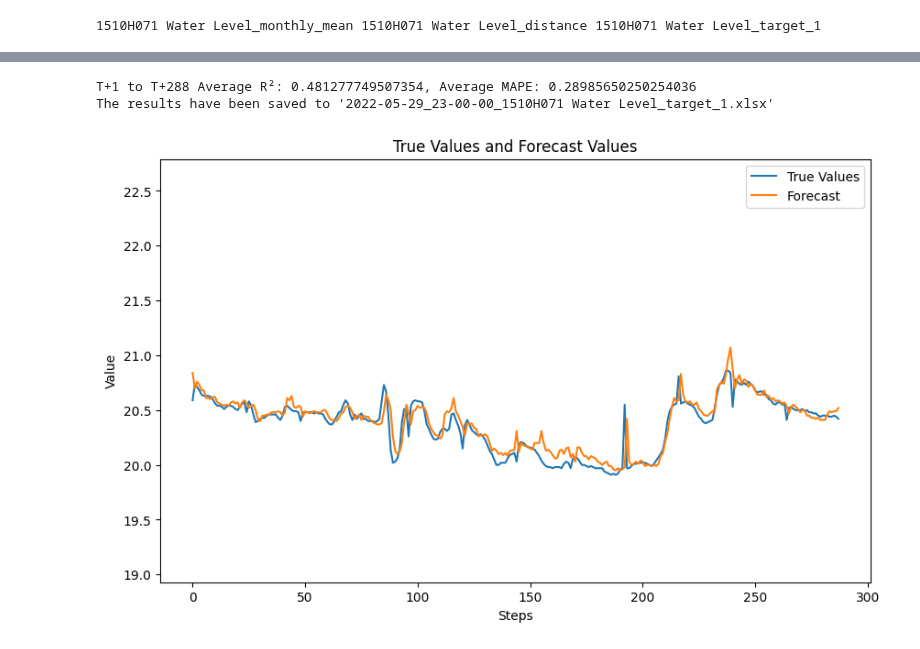
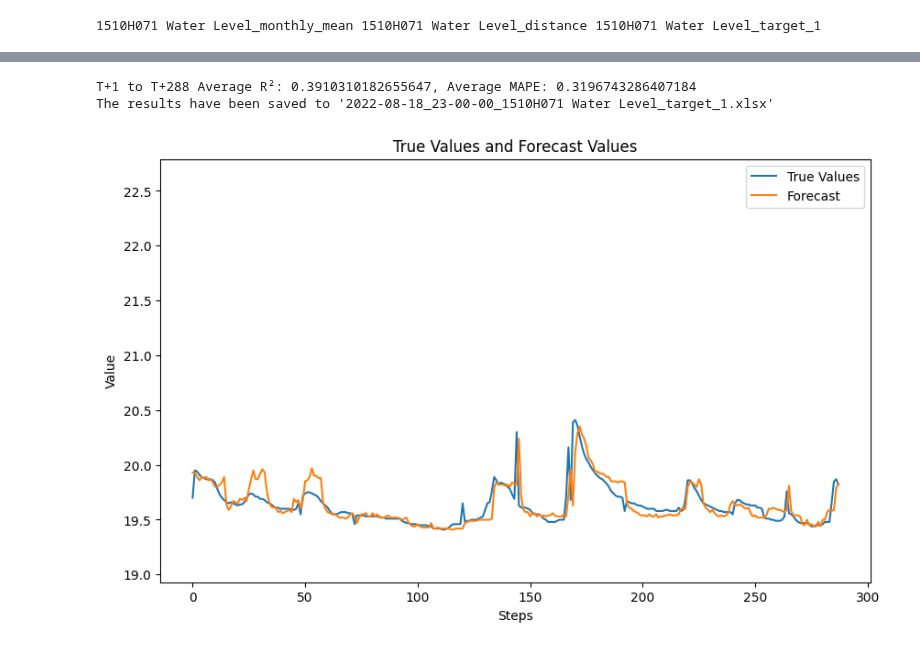
Before and after one commit to wenyi22/-, a Jupyter notebook: water level lest.ipynb, the cells around one changed output, grey strips where cells are left out. Cells and saved outputs as stored; diff of their text form; code cells hidden in the pictures.

```diff
--- a/water level lest.ipynb
+++ b/water level lest.ipynb
@@ -1,7 +1,8 @@
 # %%
-data_path1 = '資料/水位雨量資料/1510H057.csv'
-data_path2 = '資料/水位雨量資料/1510H071.csv'
-prd_timestamp = '2022-05-29 23:00:00'
+data_path1 = '資料/水位雨量資料/1510H071.csv'
+prd_timestamp1 = '2022-05-29 23:00:00'
+prd_timestamp2 = '2022-03-22 23:00:00'
+prd_timestamp3 = '2022-08-18 23:00:00'
 # %%
 import os
 import numpy as np
@@ -26,7 +27,7 @@ from tensorflow.keras.layers import LSTM, Dense
 from sklearn.metrics import r2_score
 
 # 讀取數據
-data_path = data_path2
+data_path = data_path1
 data = pd.read_csv(data_path)
 
 # 定義 時間索引 欄位
@@ -329,18 +329,23 @@ for set_name, X, y in sets:
     forecast, true_values, r2_scores, mape_scores = recursive_forecast(model, X.reset_index(drop=True), y.reset_index(drop=True))
     scores.append((set_name, r2_scores, mape_scores))
 
-    # 真实值与预测值绘图
+    # 真實值與預測值繪圖
     plt.figure(figsize=(10,6))
     plt.plot(true_values, label='True Values')
     plt.plot(forecast, label='Forecast')
     plt.legend()
     plt.xlabel('Steps')
     plt.ylabel('Value')
-    plt.title(f'True Values and Forecast Values - {columns1}')
-    plt.ylim(global_min, global_max)  # 设置y轴的限制
+    plt.title(f'True Values and Forecast Values - {set_name} - {columns1}')
+    plt.ylim(global_min, global_max)  # 設置y軸的限制
+    if not os.path.exists("picture"):
+        os.makedirs("picture")
+
+    # 保存图像到 'picture' 文件夹
+    plt.savefig(f'picture/{set_name}_{columns1}.png')
     plt.show()
 
-    # 创建一个DataFrame来存储结果和计算的分数
+    # 儲存結果與分數
     results_df = pd.DataFrame({
         'Timestamp': pd.date_range(start='2023-01-01', periods=len(forecast), freq='H'),
         'True_Values': true_values,
@@ -372,6 +377,11 @@ plt.ylabel('Importance Score')
 plt.title('Top 20 Important Features (Sorted)')
 plt.xticks(rotation=90)
 plt.tight_layout()
+if not os.path.exists("picture"):
+    os.makedirs("picture")
+
+# 保存图像到 'picture' 文件夹
+plt.savefig(f'picture/Top 20 Important Features {columns1}.png')
 plt.show()
 
 print("-------------------------------------------------------------------------")
@@ -474,35 +484,49 @@ def forecast_from_timestamp(timestamp_str, steps=288):
         'Step': list(range(1, steps + 1)),
         'True Values': true_values,
         'Forecast Values': forecast,
         'R² Score': r2_scores,
         'MAPE Score': mape_scores
     })
 
+    avg_scores_df = pd.DataFrame({
+        'Metric': ['Average R²', 'Average MAPE'],
+        'Score': [avg_r2, avg_mape]
+    })
+
 
     descriptive_filename = f"{timestamp_str.replace(' ', '_').replace(':', '-')}_{target_column_name}.xlsx"
 
     with pd.ExcelWriter(descriptive_filename) as writer:
         results_df[['Step', 'True Values', 'Forecast Values']].to_excel(writer, sheet_name='Values', index=False)
         results_df[['Step', 'R² Score', 'MAPE Score']].to_excel(writer, sheet_name='Scores', index=False)
+
+        avg_scores_df.to_excel(writer, sheet_name='Scores', startrow=len(results_df) + 2, index=False)
 
     print(f"The results have been saved to '{descriptive_filename}'")
 
     # 真實值與預測值繪圖
     plt.figure(figsize=(10,6))
     plt.plot(true_values, label='True Values')
     plt.plot(forecast, label='Forecast')
     plt.legend()
     plt.xlabel('Steps')
     plt.ylabel('Value')
     plt.title('True Values and Forecast Values')
     plt.ylim(global_min, global_max)  # 設定y軸的限制
+    if not os.path.exists("picture"):
+        os.makedirs("picture")
+
+    # 保存图像到 'picture' 文件夹
+    plt.savefig(f'{descriptive_filename}.png')
     plt.show()
 
 
 # 使用函數進行預測
-forecast_from_timestamp(prd_timestamp)
+forecast_from_timestamp(prd_timestamp1)
+forecast_from_timestamp(prd_timestamp2)
+forecast_from_timestamp(prd_timestamp3)
 # %% [output]
-T+1 to T+288 Average R²: 0.481277749507354, Average MAPE: 0.28985650250254036
-The results have been saved to '2022-05-29_23-00-00_1510H071 Water Level_target_1.xlsx'
+T+1 to T+288 Average R²: 0.3910310182655647, Average MAPE: 0.3196743286407184
+The results have been saved to '2022-08-18_23-00-00_1510H071 Water Level_target_1.xlsx'
-[figure, old version]
+[figure, new version]
 # %%
```
Also changed, not shown: parts of 4 cells of this notebook.
